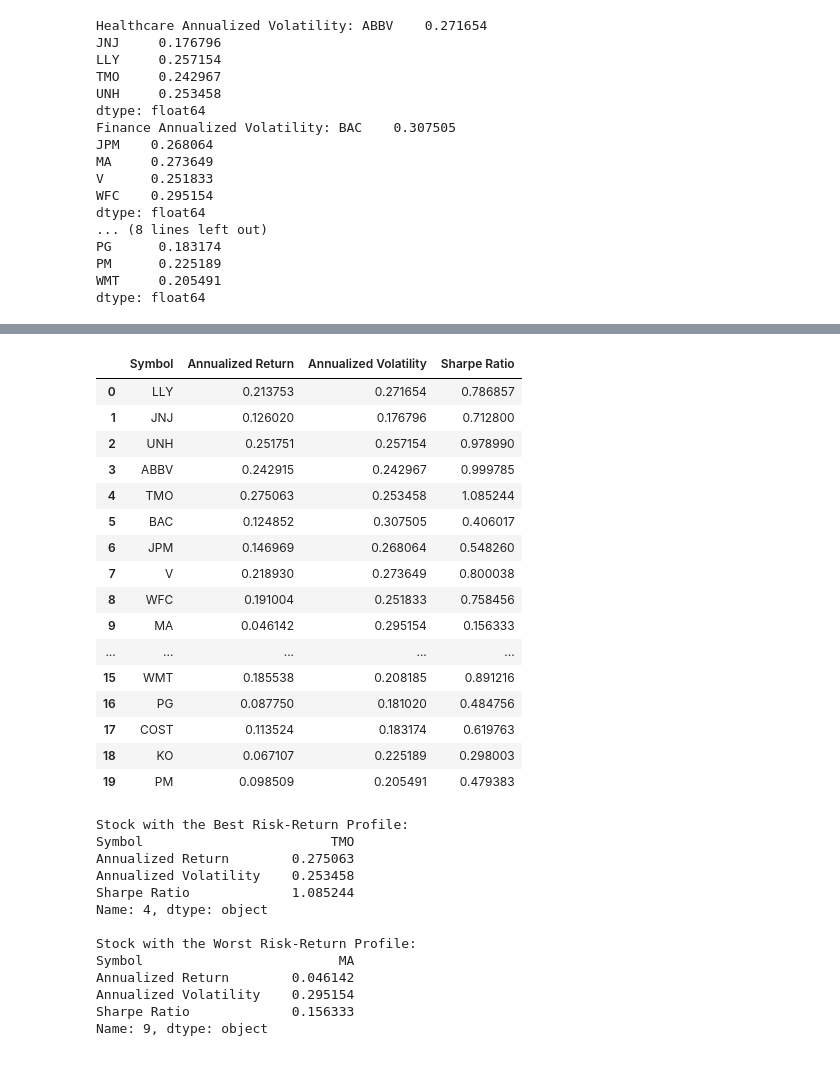
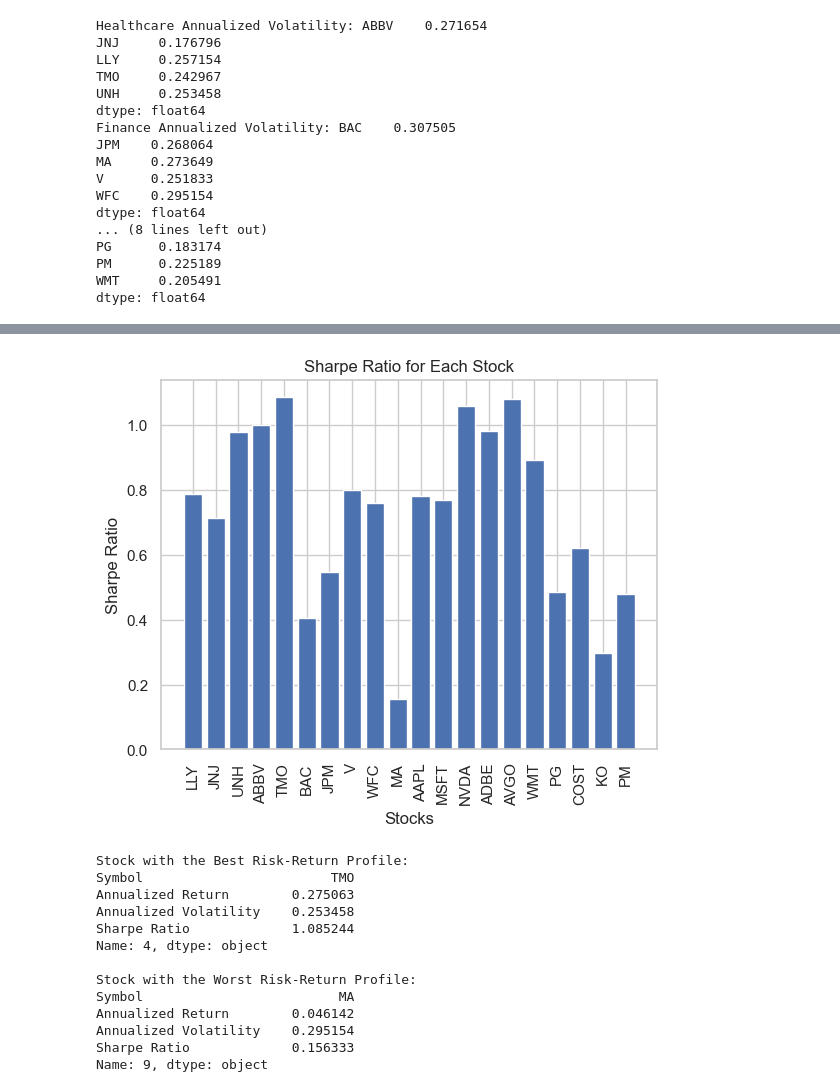
Before and after one commit to Akib-Raihan-4/Trading_With_Python, a Jupyter notebook: assignments/Assignment_1.ipynb, the cells around one changed output, grey strips where cells are left out. Cells and saved outputs as stored; diff of their text form; code cells hidden in the pictures.

Commit message:
Risk Return Ratio against sectors

```diff
--- a/assignments/Assignment_1.ipynb
+++ b/assignments/Assignment_1.ipynb
@@ -150,26 +169,15 @@ stocks_data = pd.DataFrame({
 # %%
 risk_free_rate = 0.0  # Assuming this is the Risk Free Rate, but it can be adjusted
 stocks_data['Sharpe Ratio'] = (stocks_data['Annualized Return'] - risk_free_rate) / stocks_data['Annualized Volatility']
-# %%
-stocks_data
-# %% [output]
-|  | Symbol | Annualized Return | Annualized Volatility | Sharpe Ratio |
-| 0 | LLY | 0.213753 | 0.271654 | 0.786857 |
-| 1 | JNJ | 0.126020 | 0.176796 | 0.712800 |
-| 2 | UNH | 0.251751 | 0.257154 | 0.978990 |
-| 3 | ABBV | 0.242915 | 0.242967 | 0.999785 |
-| 4 | TMO | 0.275063 | 0.253458 | 1.085244 |
-| 5 | BAC | 0.124852 | 0.307505 | 0.406017 |
-| 6 | JPM | 0.146969 | 0.268064 | 0.548260 |
-| 7 | V | 0.218930 | 0.273649 | 0.800038 |
-| 8 | WFC | 0.191004 | 0.251833 | 0.758456 |
-| 9 | MA | 0.046142 | 0.295154 | 0.156333 |
-| ... | ... | ... | ... | ... |
-| 15 | WMT | 0.185538 | 0.208185 | 0.891216 |
-| 16 | PG | 0.087750 | 0.181020 | 0.484756 |
-| 17 | COST | 0.113524 | 0.183174 | 0.619763 |
-| 18 | KO | 0.067107 | 0.225189 | 0.298003 |
-| 19 | PM | 0.098509 | 0.205491 | 0.479383 |
+# %%
+plt.bar(stocks_data['Symbol'], stocks_data['Sharpe Ratio'])
+plt.xlabel('Stocks')
+plt.xticks(rotation=90)
+plt.ylabel('Sharpe Ratio')
+plt.title('Sharpe Ratio for Each Stock')
+plt.show()
+# %% [output]
+[figure, added]
 # %%
 best_stock = stocks_data.loc[stocks_data['Sharpe Ratio'].idxmax()]
 worst_stock = stocks_data.loc[stocks_data['Sharpe Ratio'].idxmin()]
```
Also changed, not shown: parts of 7 cells of this notebook.
